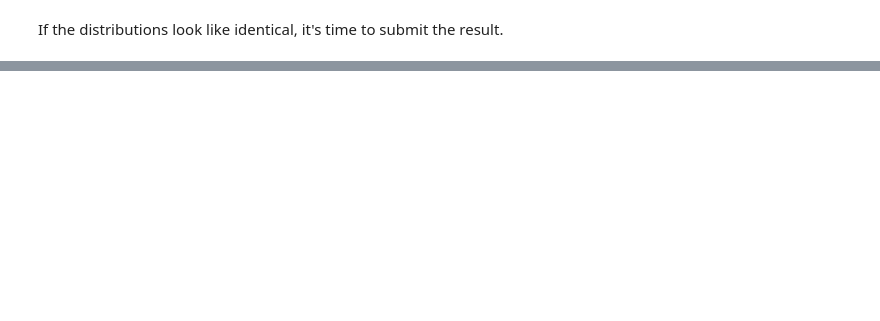
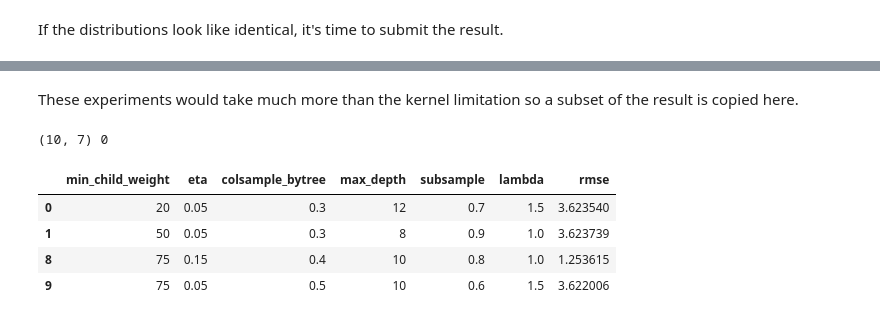
Before and after one commit to sam351/competitions, a Jupyter notebook: kaggle_NY-taxi/200625_NY-taxi_study-03_from-EDA-to-the-Top.ipynb, the cells around one changed output, grey strips where cells are left out. Drawn from its saved outputs; the diff is of its cells as text; code cells hidden in the pictures; blank space fills up the shorter version.

Commit message:
Modify 200625_NY-taxi_study-03_from-EDA-to-the-Top.ipynb
- Add XGB Parameter Search Result

```diff
--- a/kaggle_NY-taxi/200625_NY-taxi_study-03_from-EDA-to-the-Top.ipynb
+++ b/kaggle_NY-taxi/200625_NY-taxi_study-03_from-EDA-to-the-Top.ipynb
@@ -739,0 +751,23 @@ If the distributions look like identical, it's time to submit the result.
+# %%
+mcw_list = [10, 20, 50, 75, 100]
+eta_list = [0.05, 0.1, 0.15]
+cs_list = [0.3, 0.4, 0.5]
+md_list = [6, 8, 10, 12, 15]
+ss_list = [0.5, 0.6, 0.7, 0.8, 0.9]
+lambda_list = [0.5, 1., 1.5,  2., 3.]
+param_list = [{'min_child_weight': MCW, 'eta': ETA, 'colsample_bytree': CS, 'max_depth': MD, 'subsample': SS,
+               'lambda': LAMBDA, 'nthread': -1, 'booster' : 'gbtree', 'eval_metric': 'rmse', 'objective': 'reg:squarederror'}
+              for MCW, ETA, CS, MD, SS, LAMBDA in list(itertools.product(mcw_list, eta_list, cs_list, md_list, ss_list, lambda_list))]
+
+
+rep_num = 10
+paropt_list = []
+for rep in range(rep_num):
+    param = np.random.choice(param_list, 1)[0]
+    print(f'>>> parameters {rep+1} : {param}')
+    model = xgb.train(params=param, dtrain=dtrain, num_boost_round=10, evals=watchlist, maximize=False, early_stopping_rounds=10, verbose_eval=10)
+    # model = xgb.train(params=param, dtrain=dtrain, num_boost_round=2000, evals=watchlist, maximize=False, early_stopping_rounds=50, verbose_eval=100)
+    print(f'>>> Model {rep+1} RMSE : {model.best_score}\n\n')
+
+    tmp_list = list(param.values())
+    paropt_list.append(tmp_list[:6] + [model.best_score])
@@ -739,0 +792,20 @@ If the distributions look like identical, it's time to submit the result.
+# %% [markdown]
+These experiments would take much more than the kernel limitation so a subset of the result is copied here.
+# %%
+# paropt = pd.DataFrame({'lambda':[1.5,1.0,1.0,1.5,1.5,1.0,1.5,1.0,1.5,2.0,0.5,1.0,0.5,1.5,1.5,0.5,1.0,1.5,0.5,2.0,1.0,2.0,2.0,1.5,1.5,2.0,1.5,2.0,1.5,0.5,1.0,1.0,2.0,1.5,1.0,1.0,0.5,2.0,1.0,0.5,0.5,2.0,1.0,1.0,0.5,0.5,1.5,0.5,1.5,2.0,2.0,2.0,2.0,0.5,1.5,1.0,1.5,2.0,2.0,0.5,1.5,1.0,0.5,1.0,1.5,2.0,1.0,1.0,2.0,2.0,1.0,0.5,0.5,1.0,1.5,2.0,0.5,1.0,1.5,1.0,1.0,1.5,1.5,1.5,0.5,1.5,1.0,1.5,2.0,2.0,2.0,1.0,2.0,0.5,2.0,0.5,1.5,0.5,2.0,0.5,1.0,1.5,1.5,1.5,2.0,0.5,0.5,1.0,2.0],
+#                        'eta':[.1,.1,.05,.05,.05,.15,.15,.1,.1,.05,.15,.15,.15,.1,.1,.1,.1,.05,.15,.05,.05,.05,.15,.15,.05,.05,.05,.05,.15,.15,.15,.15,.1,.05,.05,.1,.1,.1,.1,.1,.05,.15,.15,.15,.1,.1,.05,.05,.15,.15,.15,.1,.1,.05,.05,.05,.05,.05,.15,.1,.1,.15,.1,.1,.05,.15,.15,.15,.1,.05,.05,.05,.05,.15,.1,.1,.1,.1,.05,.05,.05,.15,.15,.1,.1,.1,.1,.05,.15,.15,.1,.1,.1,.05,.05,.1,.1,.1,.1,.1,.05,.15,.15,.15,.15,.05,.05,.15,.15],
+#                        'min_child_weight': [50,50,20,100,10,50,100,100,75,10,10,50,50,100,75,100,50,10,20,10,75,20,50,75,100,100,10,20,75,75,75,20,10,75,10,100,100,10,20,20,50,50,100,20,50,100,100,75,20,75,20,50,20,10,20,20,20,75,20,75,100,10,10,20,10,20,100,75,75,10,100,50,100,100,50,10,75,75,50,10,75,75,50,75,20,100,100,50,20,20,50,50,75,20,50,100,75,75,100,75,10,10,20,20,10,10,75,50,20],
+#                        'subsample':[.8,.9,.8,.6,.6,.6,.9,.6,.5,.9,.8,.9,.7,.5,.5,.9,.7,.7,.5,.8,.5,.9,.6,.6,.8,.8,.8,.7,.5,.5,.9,.9,.5,.6,.7,.8,.8,.6,.9,.7,.8,.6,.6,.9,.7,.7,.8,.6,.6,.5,.9,.8,.7,.6,.6,.6,.5,.9,.8,.5,.7,.6,.8,.6,.8,.8,.6,.7,.9,.5,.7,.5,.9,.7,.8,.9,.9,.7,.8,.5,.7,.8,.6,.8,.8,.5,.9,.5,.5,.7,.8,.6,.6,.8,.7,.6,.6,.6,.7,.7,.8,.6,.5,.9,.7,.6,.9,.5,.5],
+#                        'rmse': [.380,.380,.377,.378,.378,.386,.382,.382,.383,.374,.386,.381,.385,.383,.383,.379,.381,.376,.389,.375,.381,.374,.385,.385,.378,.377,.375,.376,.385,.386,.382,.384,.384,.379,.376,.380,.380,.382,.380,.382,.378,.385,.384,.383,.383,.383,.379,.381,.386,.387,.381,.380,.380,.377,.377,.377,.379,.376,.382,.385,.382,.386,.380,.382,.375,.383,.385,.384,.379,.378,.380,.381,.378,.384,.380,.377,.379,.383,.380,.380,.380,.383,.385,.381,.379,.386,.380,.383,.387,.383,.382,.384,.385,.377,.380,.383,.383,.383,.382,.382,.377,.386,.388,.382,.384,.379,.378,.387,.388]})
+# pd.concat([paropt.head(2), paropt.tail(2)])
+
+paropt_df = pd.DataFrame(paropt_list, columns=list(param.keys())[:6]+['rmse'])
+print(paropt_df.shape, paropt_df.isna().sum().sum())
+pd.concat([paropt_df.head(2), paropt_df.tail(2)])
+# %% [output]
+(10, 7) 0
+|  | min_child_weight | eta | colsample_bytree | max_depth | subsample | lambda | rmse |
+| 0 | 20 | 0.05 | 0.3 | 12 | 0.7 | 1.5 | 3.623540 |
+| 1 | 50 | 0.05 | 0.3 | 8 | 0.9 | 1.0 | 3.623739 |
+| 8 | 75 | 0.15 | 0.4 | 10 | 0.8 | 1.0 | 1.253615 |
+| 9 | 75 | 0.05 | 0.5 | 10 | 0.6 | 1.5 | 3.622006 |
```
Also changed, not shown: parts of 15 cells of this notebook.
